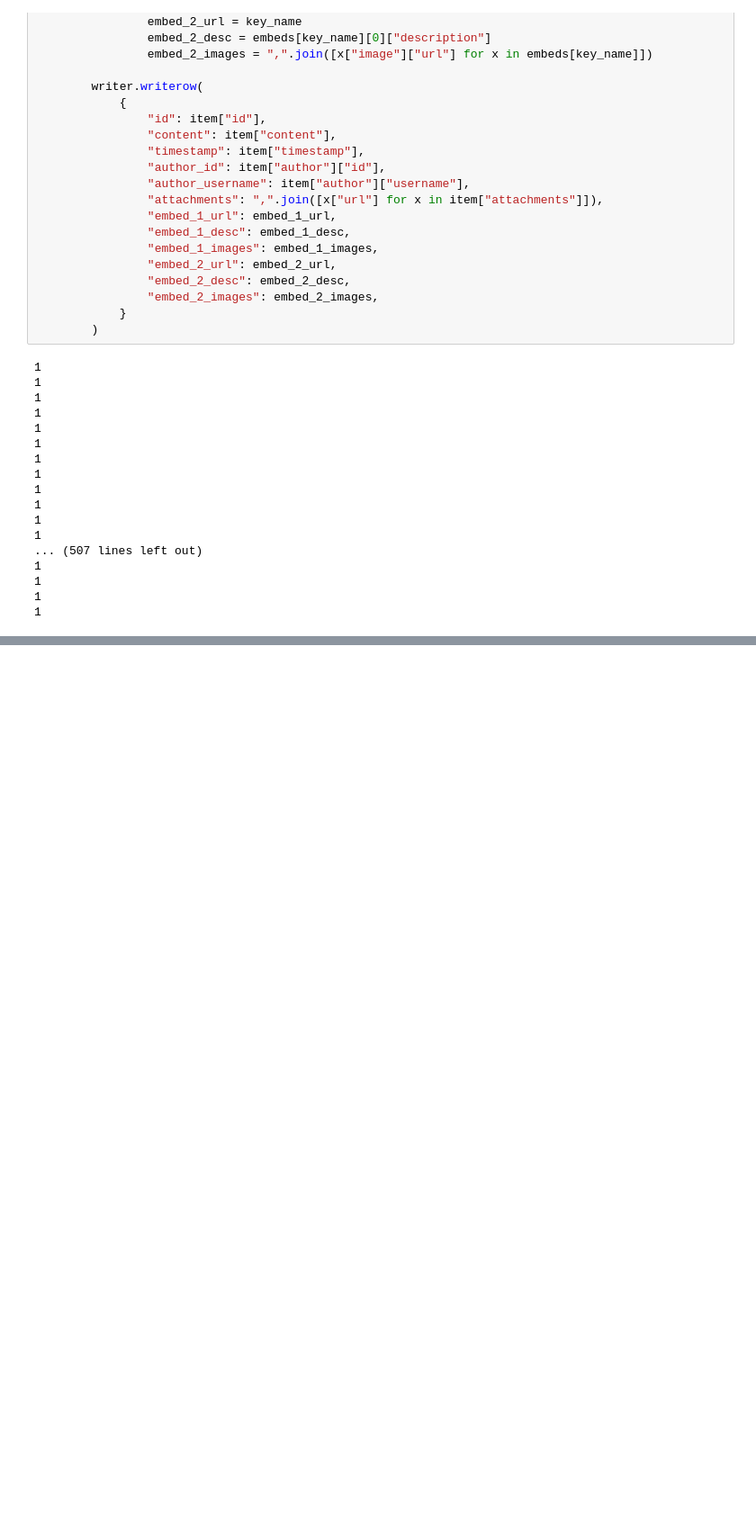
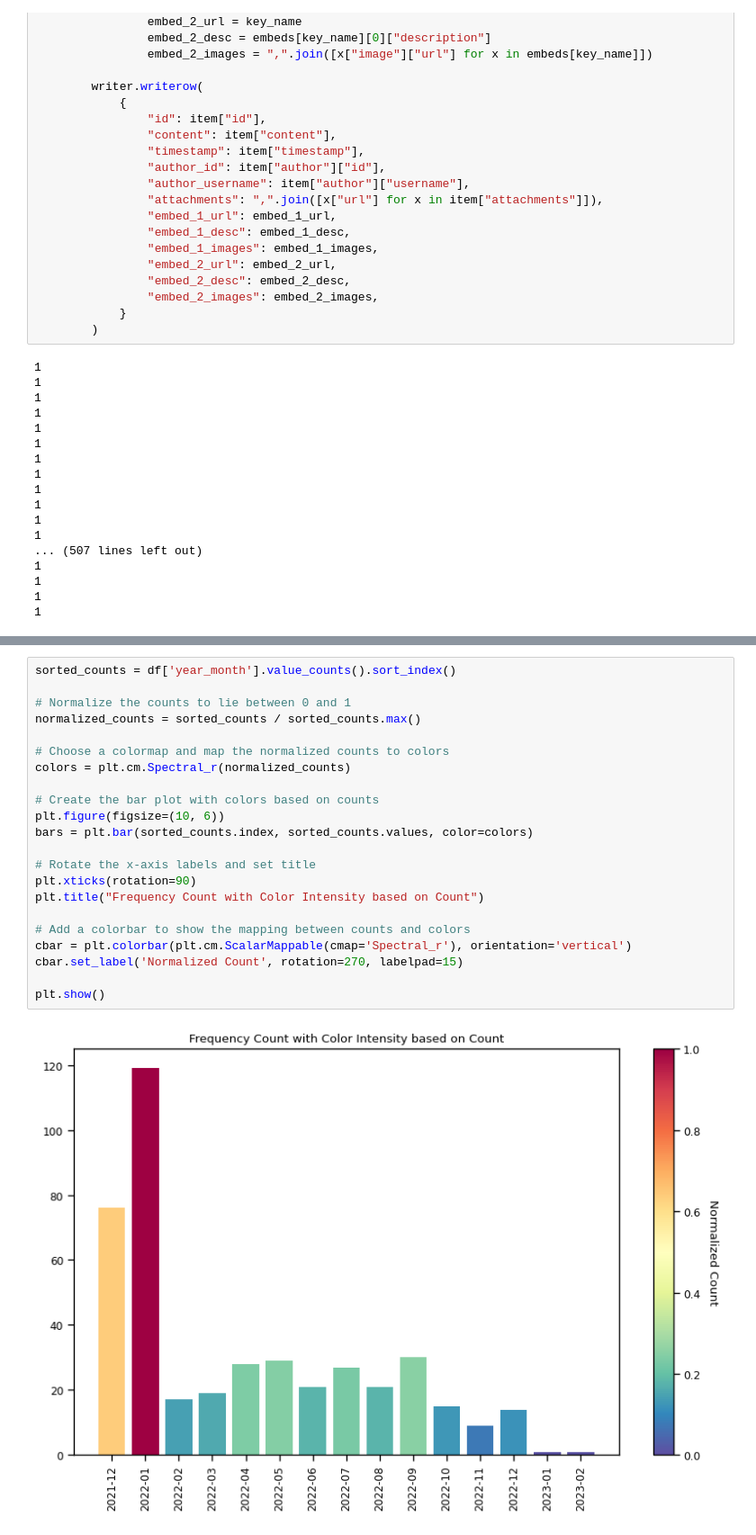
Before and after one commit to MaggieMeow/nft-celeb-case-study, a Jupyter notebook: main.ipynb, the cells around one changed output, grey strips where cells are left out. Shown at 90% size. Cells and saved outputs as stored; diff of their text form; blank space fills up the shorter version.

```diff
--- a/main.ipynb
+++ b/main.ipynb
@@ -196,0 +239,24 @@ with open("./csv/socials.csv", "w") as f:
+# %%
+sorted_counts = df['year_month'].value_counts().sort_index()
+
+# Normalize the counts to lie between 0 and 1
+normalized_counts = sorted_counts / sorted_counts.max()
+
+# Choose a colormap and map the normalized counts to colors
+colors = plt.cm.Spectral_r(normalized_counts)
+
+# Create the bar plot with colors based on counts
+plt.figure(figsize=(10, 6))
+bars = plt.bar(sorted_counts.index, sorted_counts.values, color=colors)
+
+# Rotate the x-axis labels and set title
+plt.xticks(rotation=90)
+plt.title("Frequency Count with Color Intensity based on Count")
+
+# Add a colorbar to show the mapping between counts and colors
+cbar = plt.colorbar(plt.cm.ScalarMappable(cmap='Spectral_r'), orientation='vertical')
+cbar.set_label('Normalized Count', rotation=270, labelpad=15)
+
+plt.show()
+# %% [output]
+[figure, added]
```
Also changed, not shown: parts of 10 cells of this notebook.
